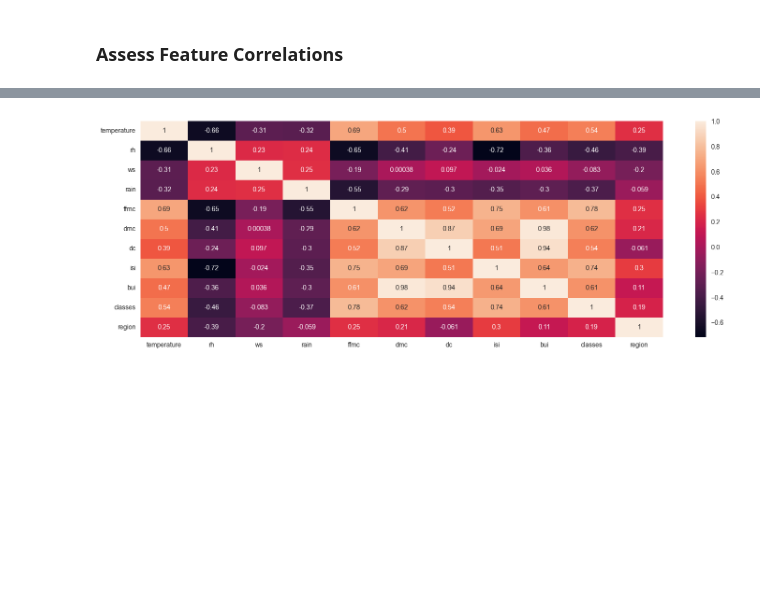
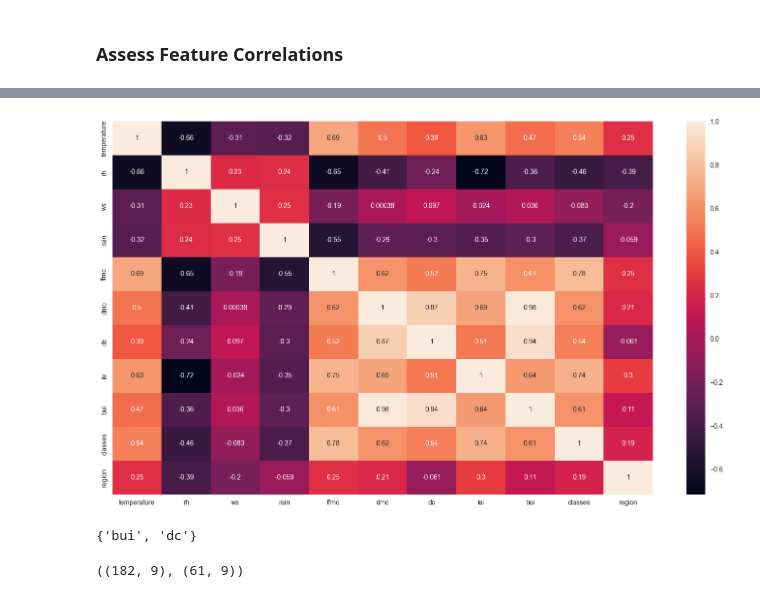
Before and after one commit to iceyisaak/ml-regression-forrest-fire-prediction, a Jupyter notebook: 2_eda.ipynb, the cells around one changed output, grey strips where cells are left out. Drawn from its saved outputs; the diff is of its cells as text; code cells hidden in the pictures; blank space fills up the shorter version.

```diff
--- a/2_eda.ipynb
+++ b/2_eda.ipynb
@@ -213,12 +213,12 @@ X_train_corr
 | classes | 0.542141 | -0.456876 | -0.082570 | -0.369357 | 0.781259 | 0.617273 | 0.543581 | 0.742977 | 0.612239 | 1.000000 | 0.188837 |
 | region | 0.254549 | -0.394665 | -0.199969 | -0.059022 | 0.249514 | 0.212582 | -0.060838 | 0.296441 | 0.114897 | 0.188837 | 1.000000 |
 # %%
-plt.figure(figsize=(18,6))
+plt.figure(figsize=(18,10))
 sns.heatmap(X_train_corr, annot=True)
 
 plt.show();
 # %% [output]
-[figure, old version]
+[figure, new version]
 # %%
 def correlation_detector(dataset,threshold):
 
@@ -237,0 +238,5 @@ corr_ftrs = correlation_detector(df, 0.85)
+# %%
+# Detect correlated features
+corr_ftrs
+# %% [output]
+{'bui', 'dc'}
@@ -237,0 +247,4 @@ corr_ftrs = correlation_detector(df, 0.85)
+# %%
+X_train.shape, X_test.shape
+# %% [output]
+((182, 9), (61, 9))
```
Also changed, not shown: parts of 21 cells of this notebook.
